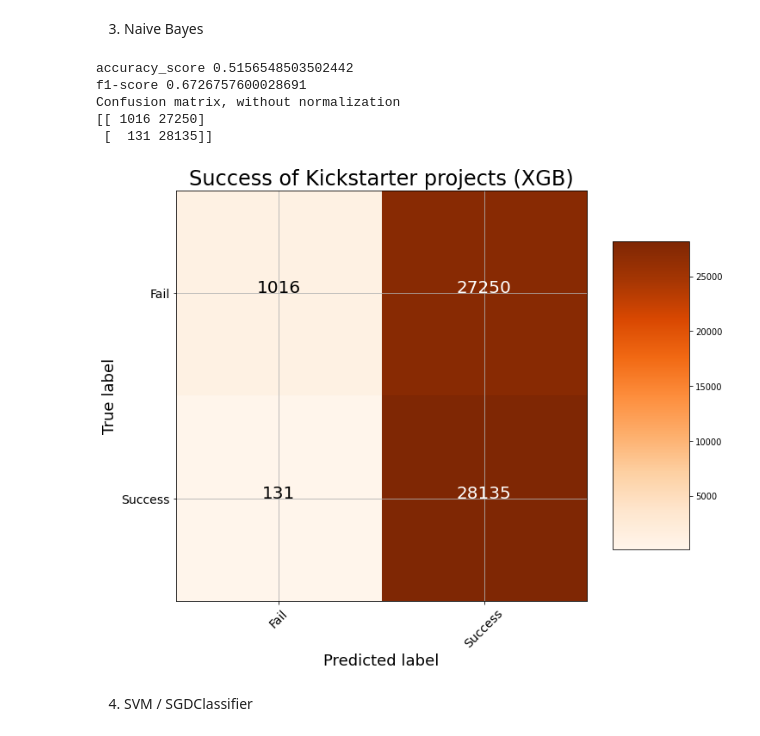
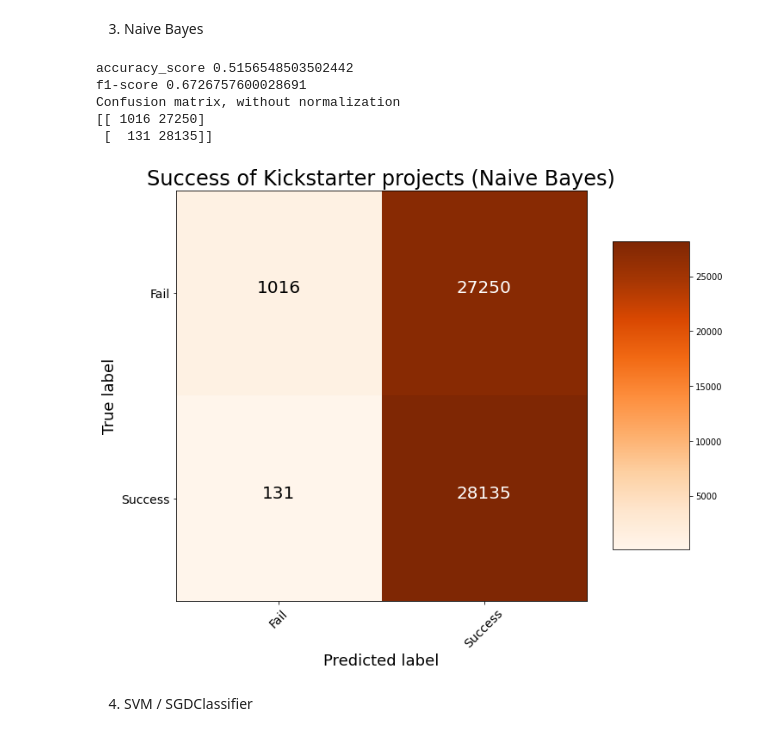
Before and after one commit to Clemens-Bretscher/Kickstarter_project, a Jupyter notebook: Kickstarter.ipynb, the cells around one changed output. Saved outputs shown, nothing was run; the diff lists cells and outputs as text; code cells hidden in the pictures.

```diff
--- a/Kickstarter.ipynb
+++ b/Kickstarter.ipynb
@@ -389,19 +391,19 @@ Confusion matrix, without normalization
 # %%
 from sklearn.naive_bayes import GaussianNB
 clf_gnb = GaussianNB()
 y_pred_gnb = clf_train_predict(clf_gnb, train, train_label, test)
 cm = simple_metrics(test_label, y_pred_gnb)
 plot_confusion_matrix(
     cm, classes=['Fail', 'Success'],
-    title='Success of Kickstarter projects (XGB)'
+    title='Success of Kickstarter projects (Naive Bayes)'
 )
 # %% [output]
 accuracy_score 0.5156548503502442
 f1-score 0.6726757600028691
 Confusion matrix, without normalization
 [[ 1016 27250]
  [  131 28135]]
-[figure, old version]
+[figure, new version]
 # %% [markdown]
 4. SVM / SGDClassifier
 # %%
```
Also changed, not shown: parts of 17 cells of this notebook.
